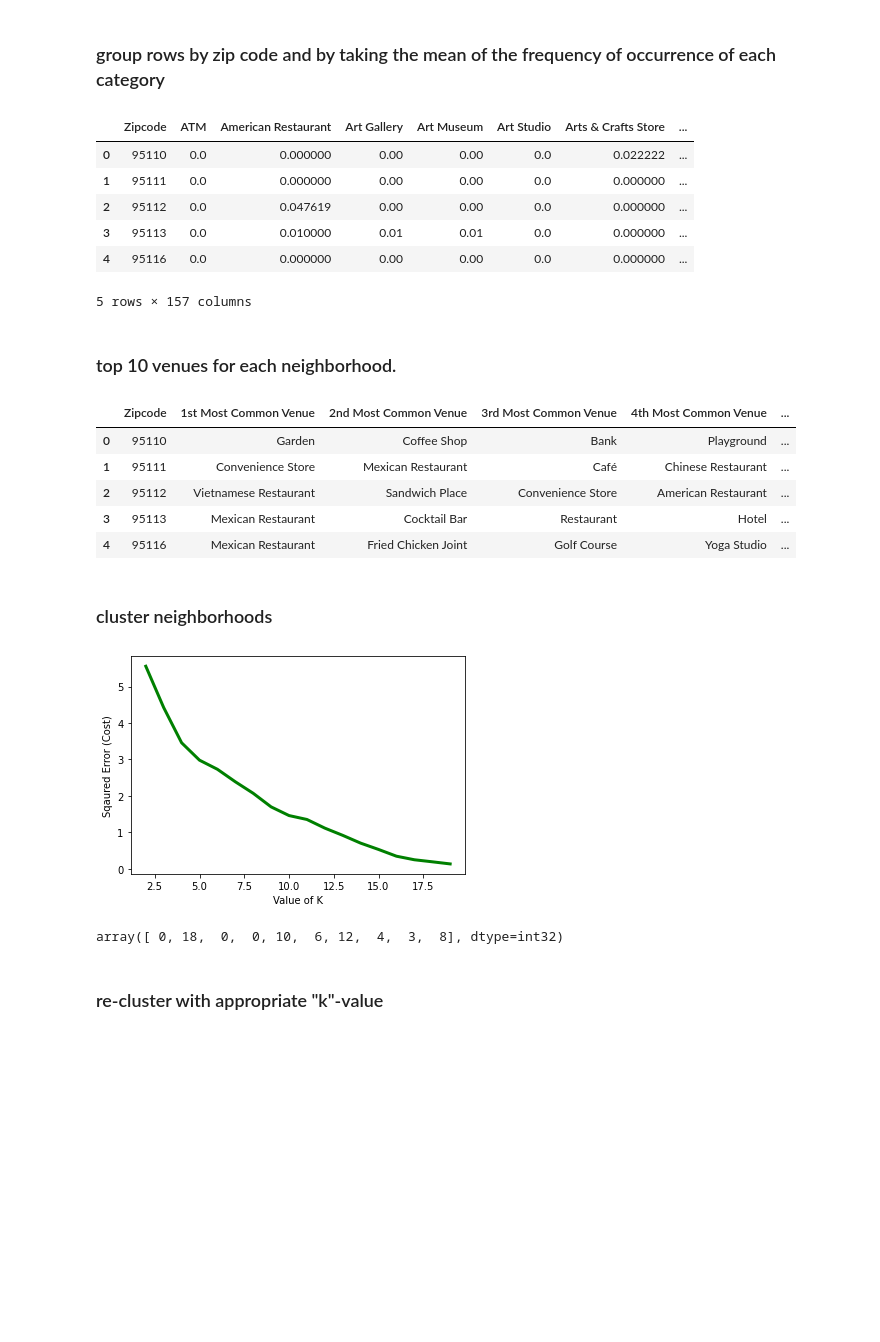
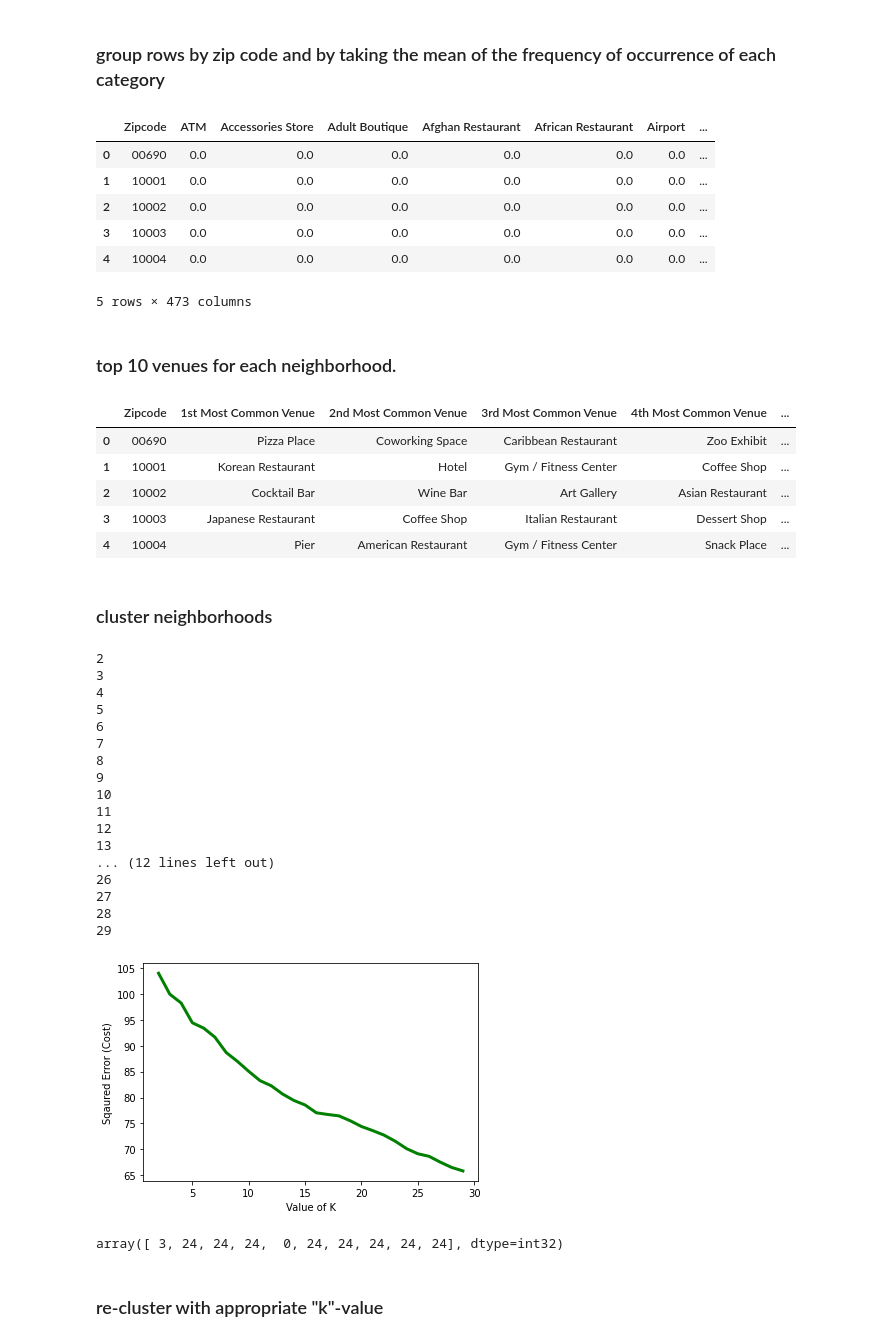
Before and after one commit to ztk007/Coursera_Capstone, a Jupyter notebook: Applied Data Science Capstone Week 4 and 5.ipynb, the cells around one changed output. Cells and saved outputs as stored; diff of their text form; code cells hidden in the pictures; blank space fills up the shorter version.

Commit message:
Published from Watson Studio.

```diff
--- a/Applied Data Science Capstone Week 4 and 5.ipynb
+++ b/Applied Data Science Capstone Week 4 and 5.ipynb
@@ -273,8 +273,10 @@ def getNearbyVenues(names, latitudes, longitudes, radius=500):
 # TO DO --> SOME LATITUDE AND LONGITUDE VALUES ARE MISSING FROM ZIP CODE DATABASE
 # %%
 
-df = city_wzipcodes[city_wzipcodes["City"] == "San Jose"] # REDO REMOVE
+#df = city_wzipcodes[city_wzipcodes["City"] == "San Jose"] # REDO REMOVE
+df = city_wzipcodes
+
 df = df.dropna()
-df.head(10000)
+df.head()
 # %% [output]
 |  | City | State | Zipcode | Latitude | Longitude |
@@ -334,13 +329,13 @@ df_onehot.head()
 df_grouped = df_onehot.groupby('Zipcode').mean().reset_index()
 df_grouped.head()
 # %% [output]
-|  | Zipcode | ATM | American Restaurant | Art Gallery | Art Museum | Art Studio | Arts & Crafts Store | ... |
-| 0 | 95110 | 0.0 | 0.000000 | 0.00 | 0.00 | 0.0 | 0.022222 | ... |
-| 1 | 95111 | 0.0 | 0.000000 | 0.00 | 0.00 | 0.0 | 0.000000 | ... |
-| 2 | 95112 | 0.0 | 0.047619 | 0.00 | 0.00 | 0.0 | 0.000000 | ... |
-| 3 | 95113 | 0.0 | 0.010000 | 0.01 | 0.01 | 0.0 | 0.000000 | ... |
-| 4 | 95116 | 0.0 | 0.000000 | 0.00 | 0.00 | 0.0 | 0.000000 | ... |
+|  | Zipcode | ATM | Accessories Store | Adult Boutique | Afghan Restaurant | African Restaurant | Airport | ... |
+| 0 | 00690 | 0.0 | 0.0 | 0.0 | 0.0 | 0.0 | 0.0 | ... |
+| 1 | 10001 | 0.0 | 0.0 | 0.0 | 0.0 | 0.0 | 0.0 | ... |
+| 2 | 10002 | 0.0 | 0.0 | 0.0 | 0.0 | 0.0 | 0.0 | ... |
+| 3 | 10003 | 0.0 | 0.0 | 0.0 | 0.0 | 0.0 | 0.0 | ... |
+| 4 | 10004 | 0.0 | 0.0 | 0.0 | 0.0 | 0.0 | 0.0 | ... |
-5 rows × 157 columns
+5 rows × 473 columns
 # %%
 def return_most_common_venues(row, num_top_venues):
     row_categories = row.iloc[1:]
@@ -372,40 +367,58 @@ for ind in np.arange(df_grouped.shape[0]):
 zipcodes_venues_sorted.head()
 # %% [output]
 |  | Zipcode | 1st Most Common Venue | 2nd Most Common Venue | 3rd Most Common Venue | 4th Most Common Venue | ... |
-| 0 | 95110 | Garden | Coffee Shop | Bank | Playground | ... |
-| 1 | 95111 | Convenience Store | Mexican Restaurant | Café | Chinese Restaurant | ... |
-| 2 | 95112 | Vietnamese Restaurant | Sandwich Place | Convenience Store | American Restaurant | ... |
-| 3 | 95113 | Mexican Restaurant | Cocktail Bar | Restaurant | Hotel | ... |
-| 4 | 95116 | Mexican Restaurant | Fried Chicken Joint | Golf Course | Yoga Studio | ... |
+| 0 | 00690 | Pizza Place | Coworking Space | Caribbean Restaurant | Zoo Exhibit | ... |
+| 1 | 10001 | Korean Restaurant | Hotel | Gym / Fitness Center | Coffee Shop | ... |
+| 2 | 10002 | Cocktail Bar | Wine Bar | Art Gallery | Asian Restaurant | ... |
+| 3 | 10003 | Japanese Restaurant | Coffee Shop | Italian Restaurant | Dessert Shop | ... |
+| 4 | 10004 | Pier | American Restaurant | Gym / Fitness Center | Snack Place | ... |
 # %% [markdown]
 ### cluster neighborhoods
 # %%
 import matplotlib.pyplot as plt
 
 # set number of clusters
 cost =[]
-k_values = [i for i in range(2,20)]
+k_values = [i for i in range(2,30)]
 
 df_grouped_clustering = df_grouped.drop('Zipcode', 1)
 #print (toronto_grouped_clustering.head())
 # run k-means clustering
 for kclusters in k_values:
+    print (kclusters)
     kmeans = KMeans(n_clusters=kclusters, random_state=0).fit(df_grouped_clustering)
     #print (dir(kmeans))
     #print (kmeans.inertia_)
     cost.append(kmeans.inertia_)
 
 # plot the cost against K values
 plt.plot(k_values, cost, color ='g', linewidth ='3')
 plt.xlabel("Value of K")
 plt.ylabel("Sqaured Error (Cost)")
 plt.show() # clear the plot
 
 # check cluster labels generated for each row in the dataframe
 kmeans.labels_[0:10]
 # %% [output]
+2
+3
+4
+5
+6
+7
+8
+9
+10
+11
+12
+13
+... (12 lines left out)
+26
+27
+28
+29
-[figure, old version]
+[figure, new version]
-array([ 0, 18,  0,  0, 10,  6, 12,  4,  3,  8], dtype=int32)
+array([ 3, 24, 24, 24,  0, 24, 24, 24, 24, 24], dtype=int32)
 # %% [markdown]
 ### re-cluster with appropriate "k"-value
 # %%
```
Also changed, not shown: parts of 10 cells of this notebook.
